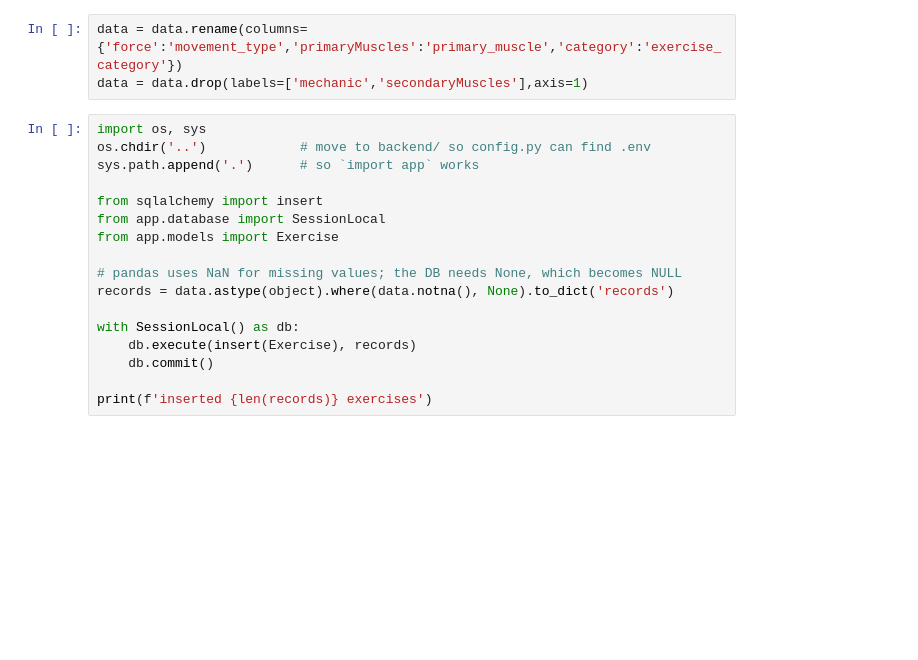
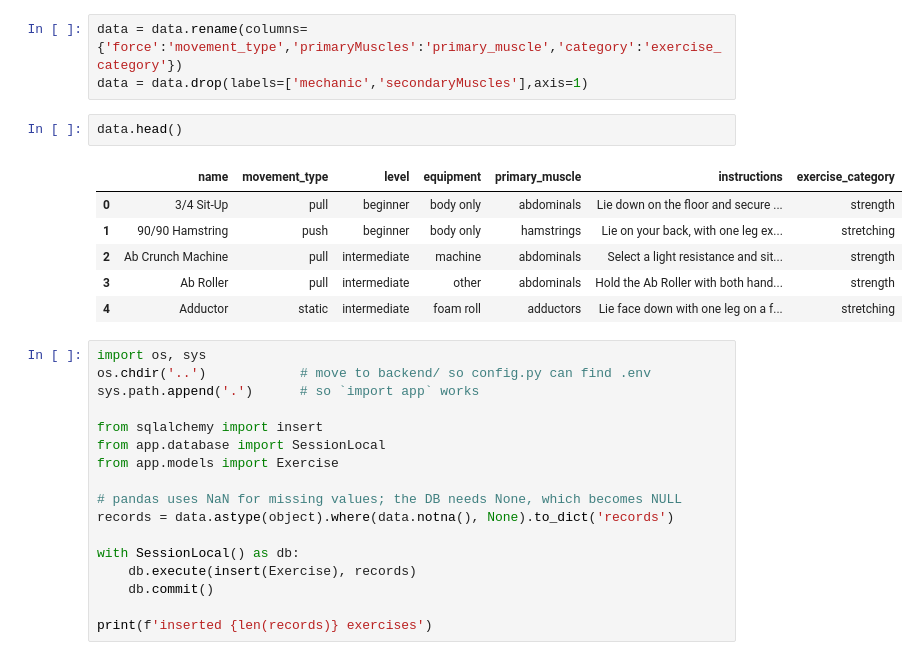
Before and after one commit to Steve-Rodrigues/Health-Core, a Jupyter notebook: backend/data-eval/data_inspection.ipynb, the cells around one changed output. Cells and saved outputs as stored; diff of their text form; blank space fills up the shorter version.

```diff
--- a/backend/data-eval/data_inspection.ipynb
+++ b/backend/data-eval/data_inspection.ipynb
@@ -35,6 +35,15 @@ data.head(1)
 # %%
 data = data.rename(columns={'force':'movement_type','primaryMuscles':'primary_muscle','category':'exercise_category'})
 data = data.drop(labels=['mechanic','secondaryMuscles'],axis=1)
+# %%
+data.head()
+# %% [output]
+|  | name | movement_type | level | equipment | primary_muscle | instructions | exercise_category |
+| 0 | 3/4 Sit-Up | pull | beginner | body only | abdominals | Lie down on the floor and secure ... | strength |
+| 1 | 90/90 Hamstring | push | beginner | body only | hamstrings | Lie on your back, with one leg ex... | stretching |
+| 2 | Ab Crunch Machine | pull | intermediate | machine | abdominals | Select a light resistance and sit... | strength |
+| 3 | Ab Roller | pull | intermediate | other | abdominals | Hold the Ab Roller with both hand... | strength |
+| 4 | Adductor | static | intermediate | foam roll | adductors | Lie face down with one leg on a f... | stretching |
 # %%
 import os, sys
 os.chdir('..')            # move to backend/ so config.py can find .env
```
Also changed, not shown: 3 other files.
